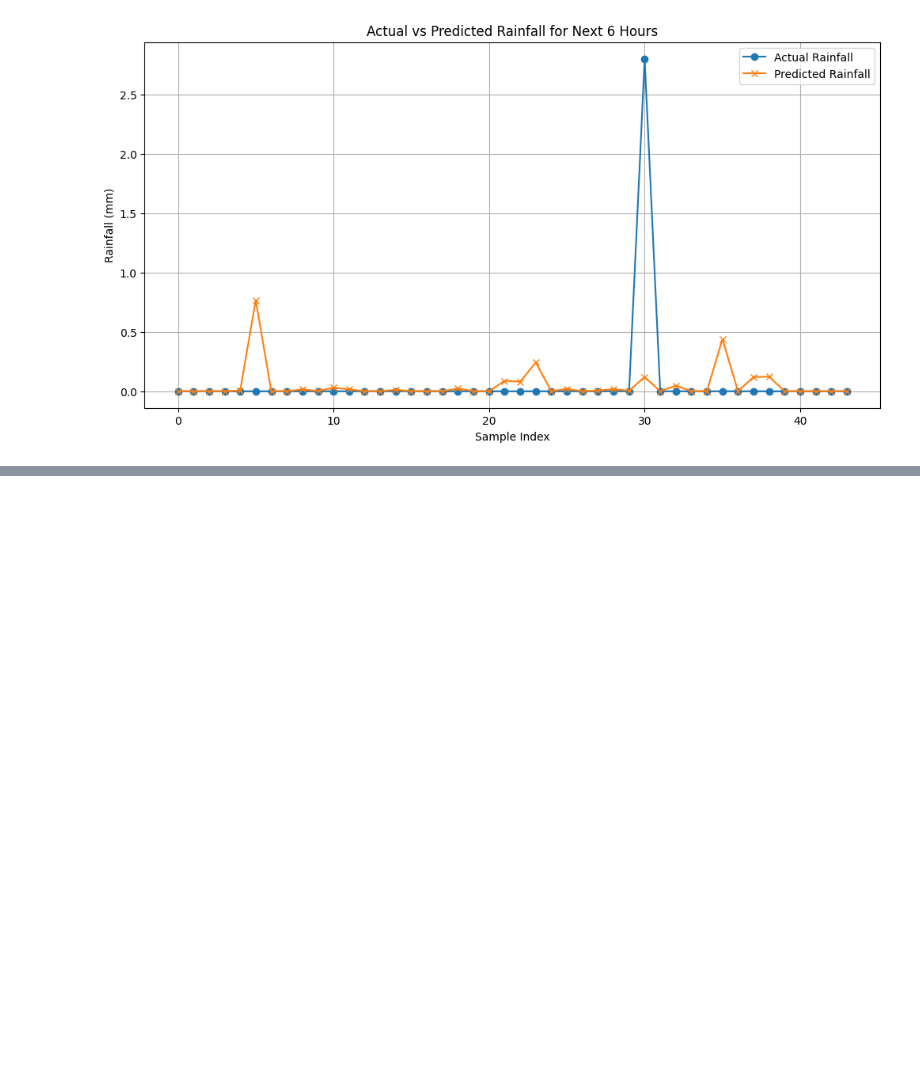
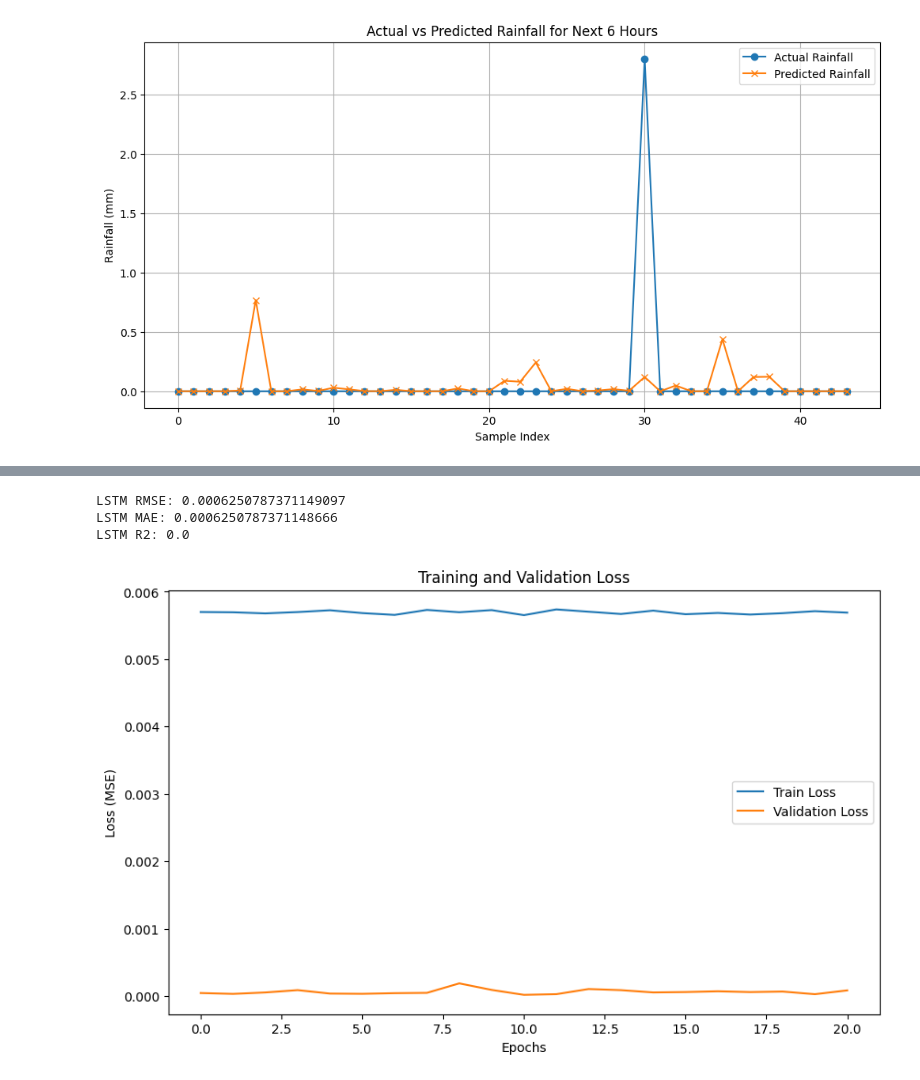
Before and after one commit to khanhtran0111/Rain-prediction, a Jupyter notebook: train_updated.ipynb, the cells around one changed output, grey strips where cells are left out. Drawn from its saved outputs; the diff is of its cells as text; code cells hidden in the pictures; blank space fills up the shorter version.

```diff
--- a/train_updated.ipynb
+++ b/train_updated.ipynb
@@ -127,0 +208,26 @@ plt.show()
+# %%
+#train 80%, test 20%
+train_size = int(len(X) * 0.8)
+X_train, X_test = X[:train_size], X[train_size:]
+y_train, y_test = y[:train_size], y[train_size:]
+# %%
+model = Sequential([
+    LSTM(64, activation='relu', return_sequences=True, input_shape=(time_steps, 1)),
+    Dropout(0.2),
+    LSTM(32, activation='relu'),
+    Dropout(0.2),
+    Dense(16, activation='relu'),
+    Dense(1)
+])
+model.compile(optimizer='adam', loss='mse')
+# %%
+early_stop = EarlyStopping(monitor='val_loss', patience=10, restore_best_weights=True)
+checkpoint = ModelCheckpoint("best_model.h5", monitor='val_loss', save_best_only=True)
+# %%
+history = model.fit(
+    X_train, y_train,
+    epochs=50,
+    batch_size=16,
+    validation_data=(X_test, y_test),
+    callbacks=[early_stop, checkpoint]
+)
@@ -127,0 +259,24 @@ plt.show()
+# %%
+mse = mean_squared_error(y_test, y_pred)
+rmse = np.sqrt(mse)
+mae = mean_absolute_error(y_test, y_pred)
+r2 = r2_score(y_test, y_pred)
+
+print(f"LSTM RMSE: {rmse}")
+print(f"LSTM MAE: {mae}")
+print(f"LSTM R2: {r2}")
+# %% [output]
+LSTM RMSE: 0.0006250787371149097
+LSTM MAE: 0.0006250787371148666
+LSTM R2: 0.0
+# %%
+plt.figure(figsize=(10,6))
+plt.plot(history.history['loss'], label='Train Loss')
+plt.plot(history.history['val_loss'], label='Validation Loss')
+plt.title("Training and Validation Loss")
+plt.xlabel("Epochs")
+plt.ylabel("Loss (MSE)")
+plt.legend()
+plt.show()
+# %% [output]
+[figure, added]
```
Also changed, not shown: parts of 12 cells of this notebook, 5 other files.
